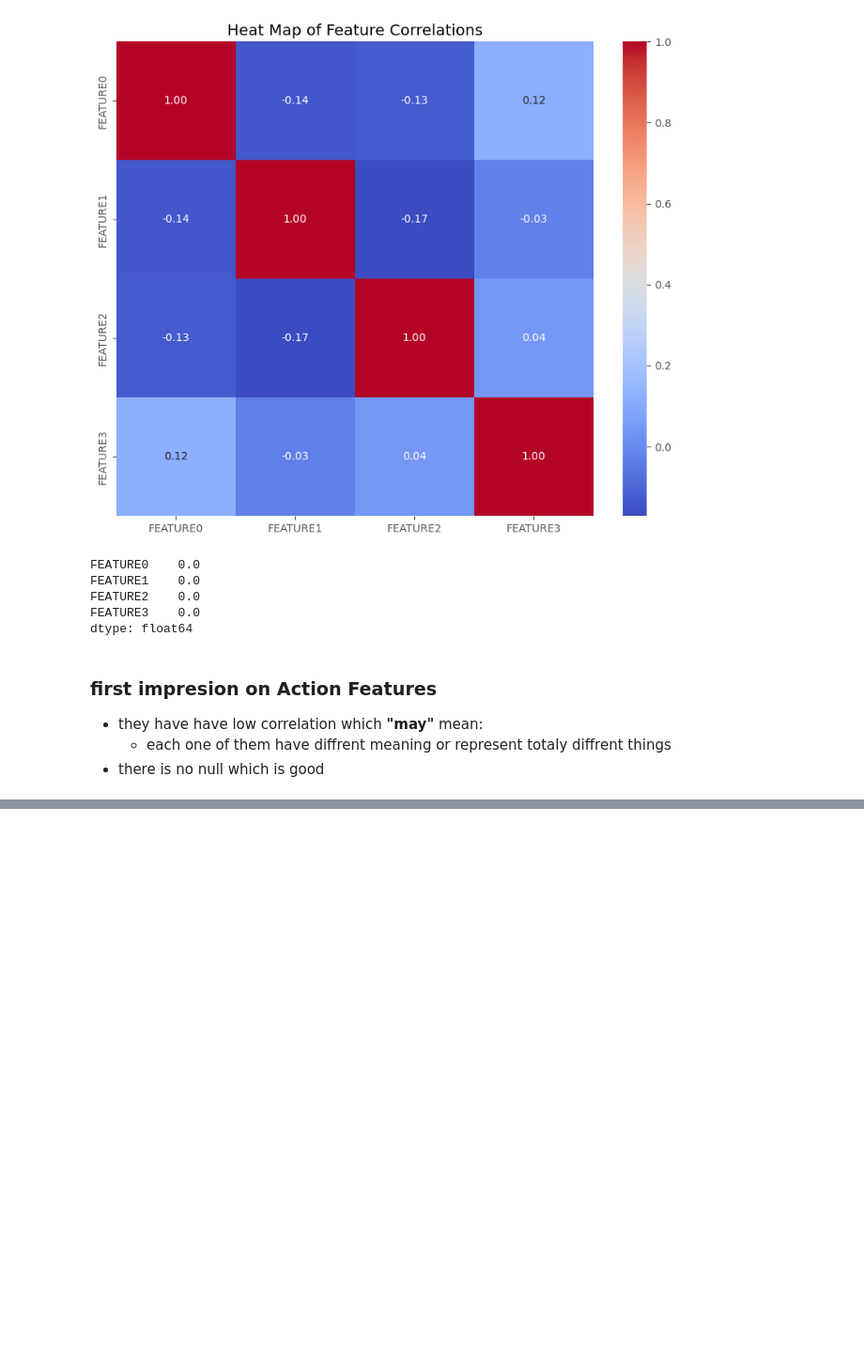
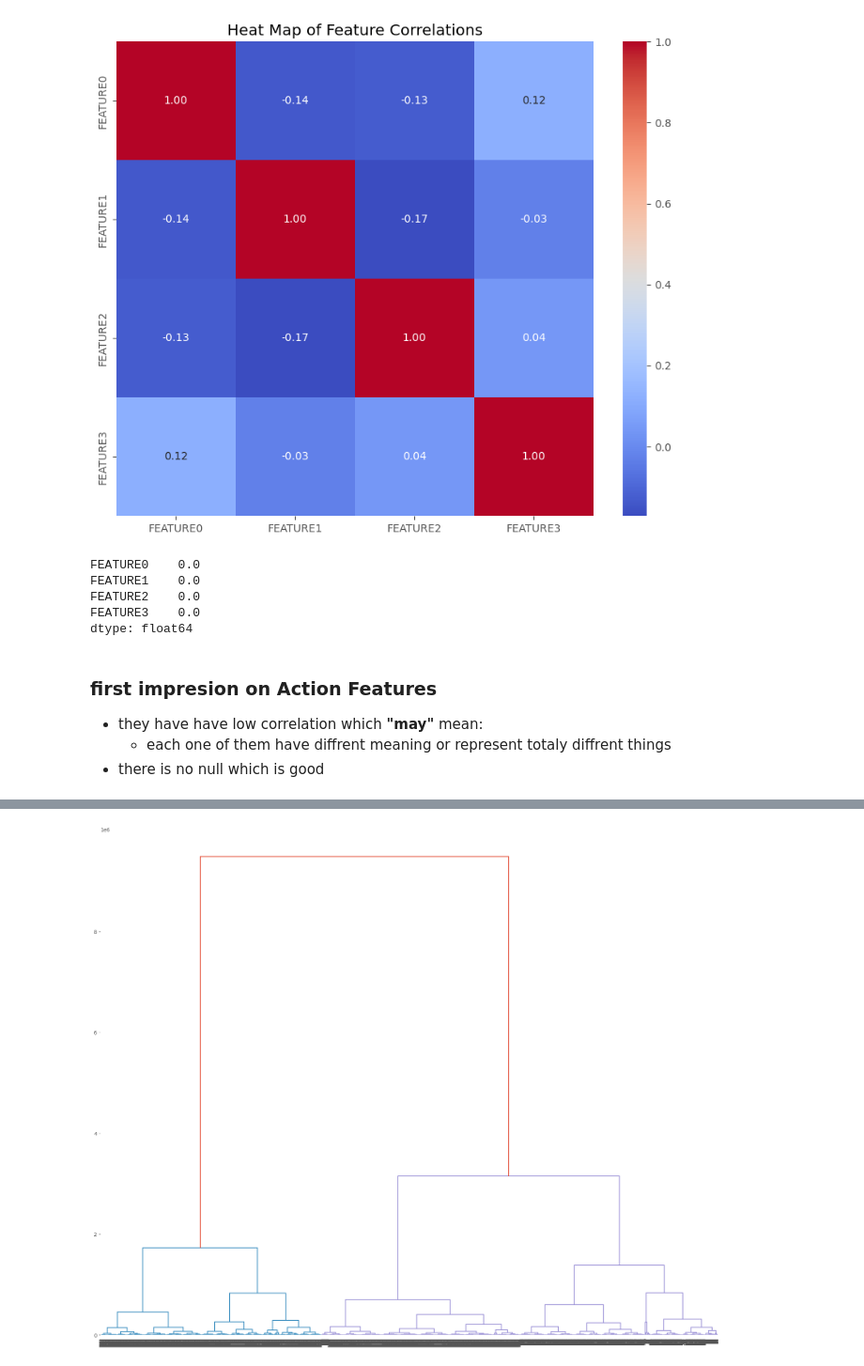
Before and after one commit to TeamP3-2/explore_datasets, a Jupyter notebook: explore_stanford_data.ipynb, the cells around one changed output, grey strips where cells are left out. Shown at 94% size. Saved outputs shown, nothing was run; the diff lists cells and outputs as text; code cells hidden in the pictures; blank space fills up the shorter version.

```diff
--- a/explore_stanford_data.ipynb
+++ b/explore_stanford_data.ipynb
@@ -176,0 +257,19 @@ dtype: float64
+# %%
+temp = merged_table.loc[:30000]
+# %%
+from scipy.cluster.hierarchy import linkage
+
+linkage_temp = linkage(temp, 'ward')
+# %%
+from scipy.cluster.hierarchy import dendrogram
+
+
+import matplotlib.pyplot as plt
+plt.figure(figsize=(22,18))
+
+# plot using 'dendrogram()'
+dendrogram(linkage_temp)
+
+plt.show()
+# %% [output]
+[figure, added]
```
Also changed, not shown: parts of 7 cells of this notebook, 12 other files.
